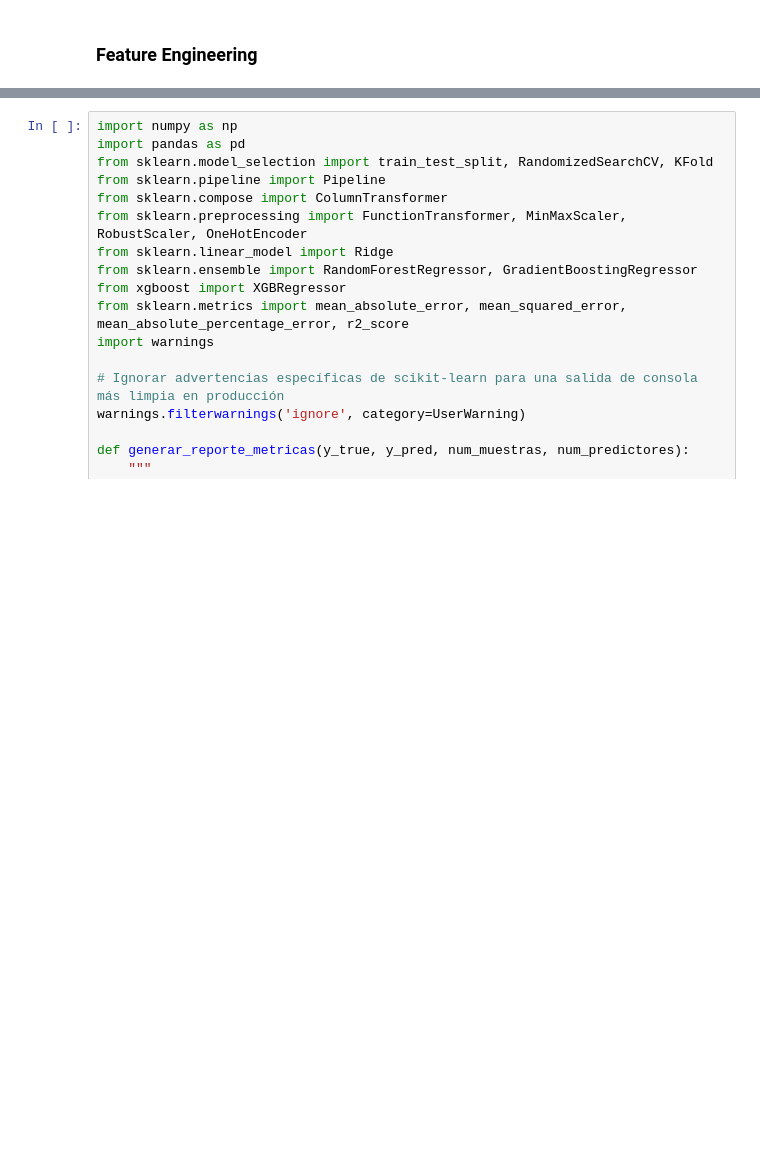
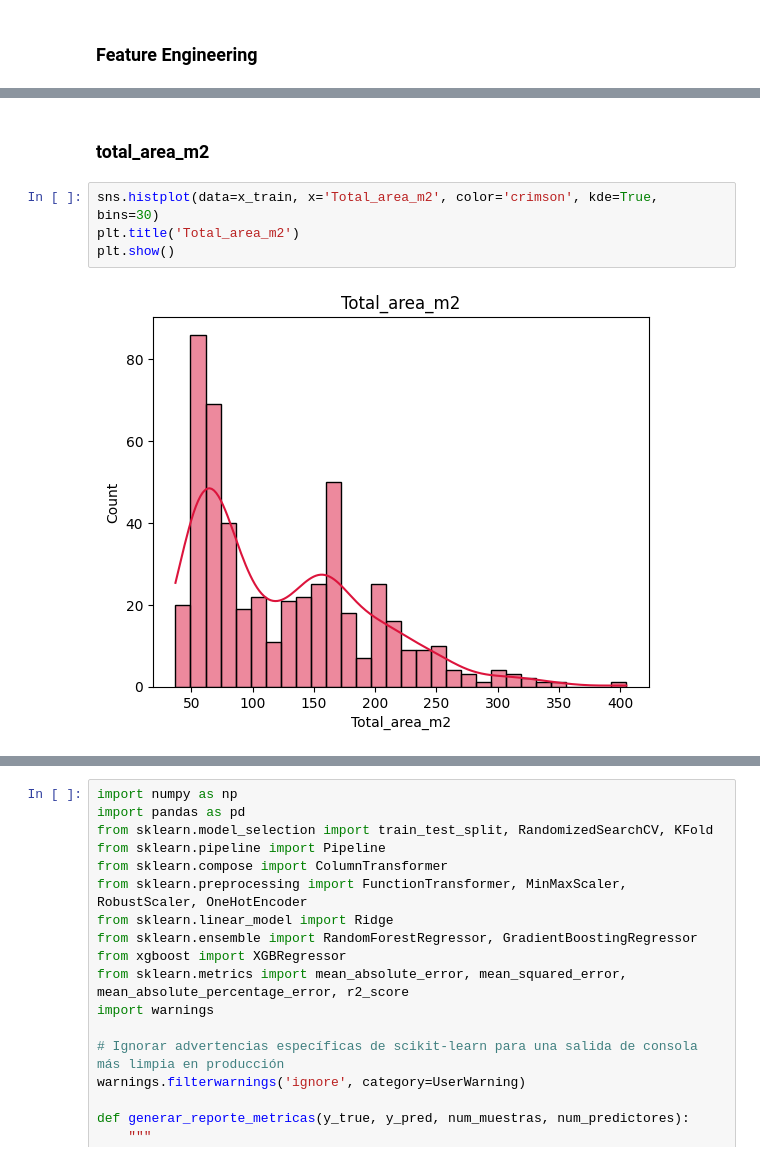
Before and after one commit to gamerOZZY/Zacah_Valuer, a Jupyter notebook: notebooks/inmuebles24/first_feature_engineering.ipynb, the cells around one changed output, grey strips where cells are left out. Cells and saved outputs as stored; diff of their text form; blank space fills up the shorter version.

```diff
--- a/notebooks/inmuebles24/first_feature_engineering.ipynb
+++ b/notebooks/inmuebles24/first_feature_engineering.ipynb
@@ -67,0 +53,8 @@ datos = prueba
+# %% [markdown]
+### total_area_m2
+# %%
+sns.histplot(data=x_train, x='Total_area_m2', color='crimson', kde=True, bins=30)
+plt.title('Total_area_m2')
+plt.show()
+# %% [output]
+[figure, added]
```
Also changed, not shown: parts of 11 cells of this notebook.
